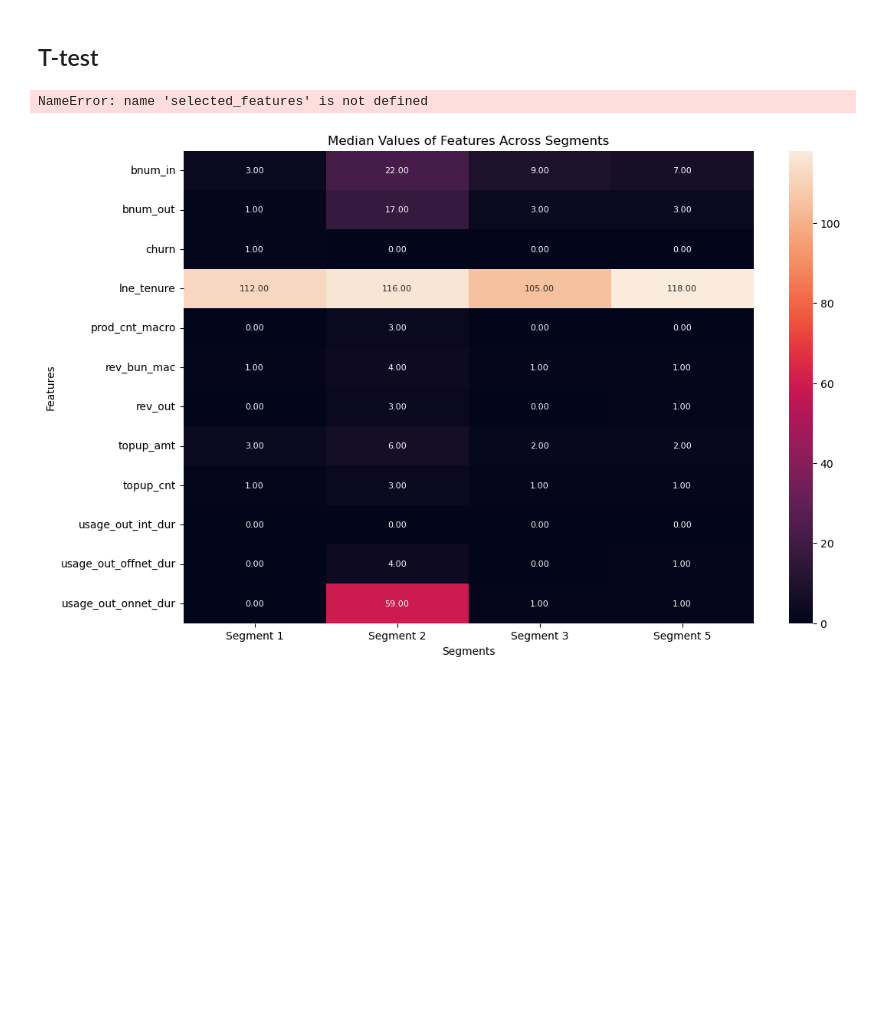
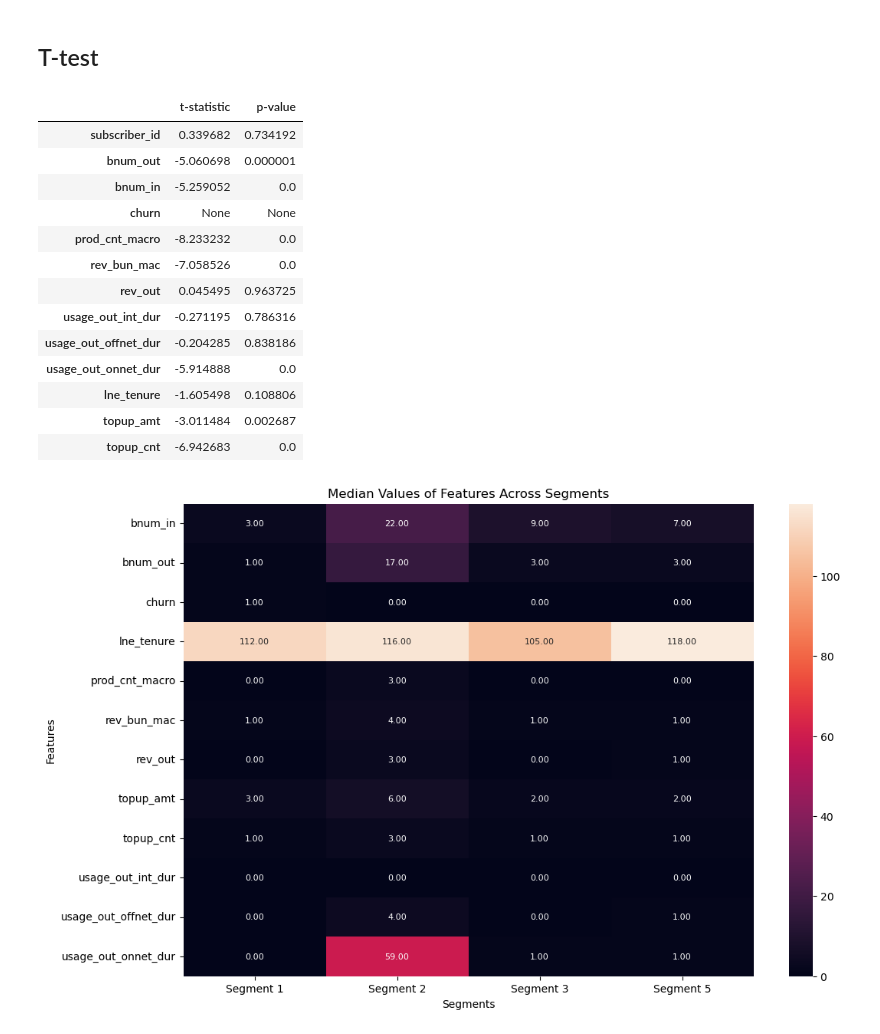
Before and after one commit to zdanovic/yettel_gb_churn, a Jupyter notebook: task1.ipynb, the cells around one changed output. Drawn from its saved outputs; the diff is of its cells as text; code cells hidden in the pictures; blank space fills up the shorter version.

```diff
--- a/task1.ipynb
+++ b/task1.ipynb
@@ -84,31 +84,42 @@ Name: count, dtype: float64
 # %%
 from scipy.stats import ttest_ind
 
-# Уникальные сегменты
 churn = data['segment'].unique()
 
-# Данные по каждому сегменту
 churn_0 = data[data['segment'] == churn[0]]
 churn_1 = data[data['segment'] == churn[1]]
+selected_features = data.select_dtypes(include=['float64', 'int64']).columns
 
-# Проверка и очистка данных
 churn_0 = churn_0[selected_features].dropna()
 churn_1 = churn_1[selected_features].dropna()
 
 # Результаты T-теста
 t_test_results = {}
 for feature in selected_features:
     if churn_0[feature].nunique() > 1 and churn_1[feature].nunique() > 1:
         stat, p_value = ttest_ind(churn_0[feature], churn_1[feature], nan_policy='omit')
         t_test_results[feature] = {'t-statistic': stat, 'p-value': p_value}
     else:
         t_test_results[feature] = {'t-statistic': None, 'p-value': None}
 
 # Преобразование результатов в DataFrame
 t_test_results_df = pd.DataFrame(t_test_results).T
 display(t_test_results_df)
 # %% [output]
-NameError: name 'selected_features' is not defined
+|  | t-statistic | p-value |
+| subscriber_id | 0.339682 | 0.734192 |
+| bnum_out | -5.060698 | 0.000001 |
+| bnum_in | -5.259052 | 0.0 |
+| churn | None | None |
+| prod_cnt_macro | -8.233232 | 0.0 |
+| rev_bun_mac | -7.058526 | 0.0 |
+| rev_out | 0.045495 | 0.963725 |
+| usage_out_int_dur | -0.271195 | 0.786316 |
+| usage_out_offnet_dur | -0.204285 | 0.838186 |
+| usage_out_onnet_dur | -5.914888 | 0.0 |
+| lne_tenure | -1.605498 | 0.108806 |
+| topup_amt | -3.011484 | 0.002687 |
+| topup_cnt | -6.942683 | 0.0 |
 # %%
 # Visualize the differences in feature medians across segments
 import matplotlib.pyplot as plt
```
